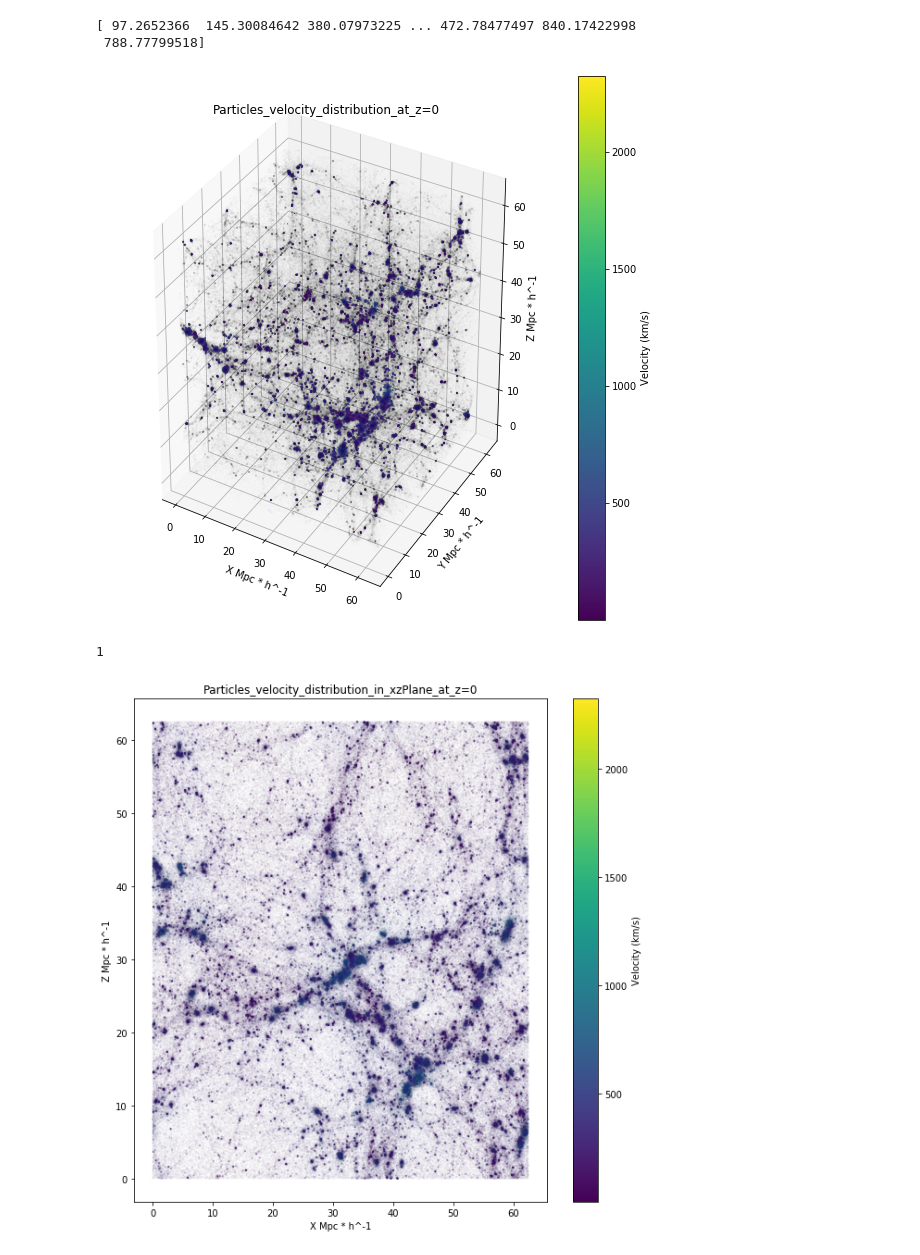
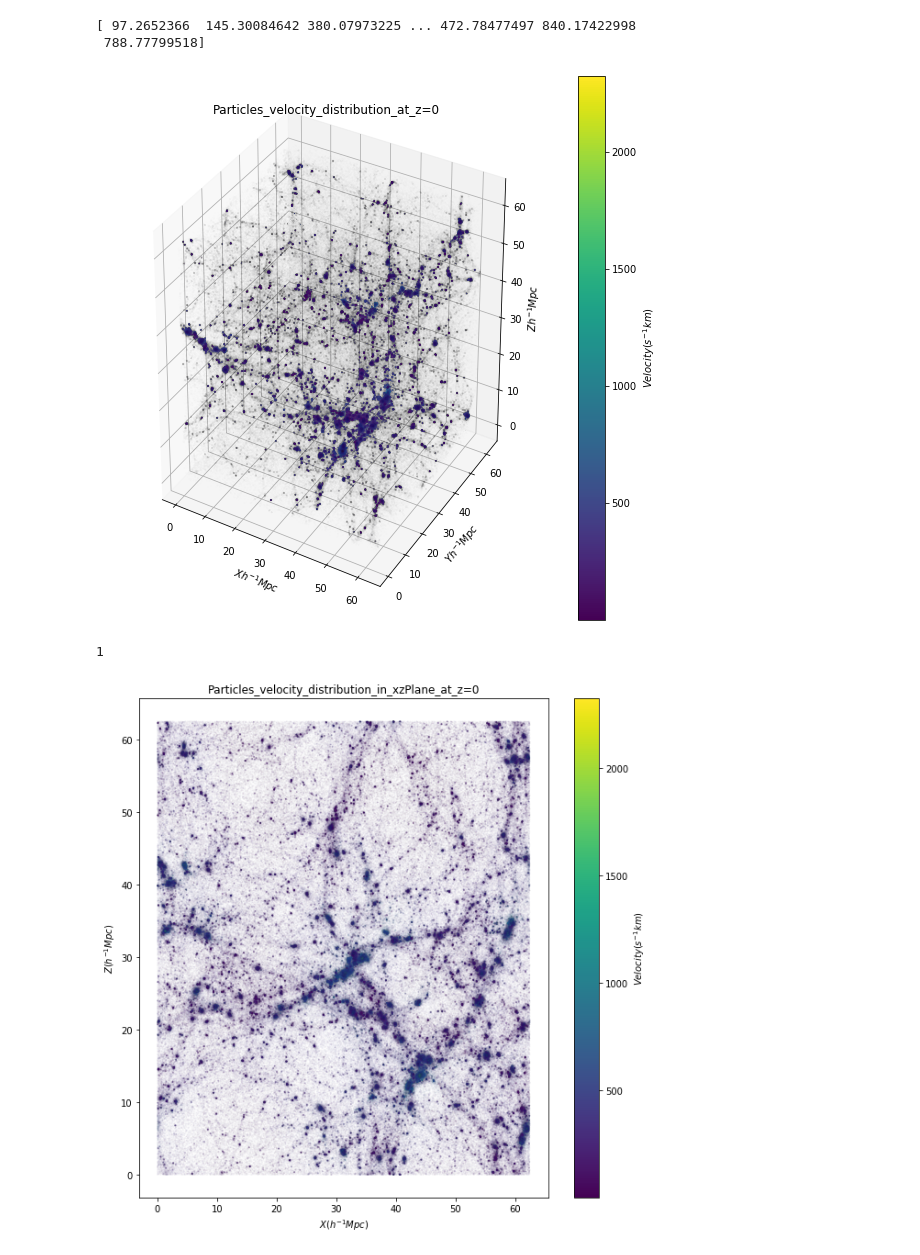
Before and after one commit to Machine-Learning-in-Structure-formation/NLSFML, a Jupyter notebook: Data/particle_velocity_distribution_z=0.ipynb, the cells around one changed output. Cells and saved outputs as stored; diff of their text form; code cells hidden in the pictures.

```diff
--- a/Data/particle_velocity_distribution_z=0.ipynb
+++ b/Data/particle_velocity_distribution_z=0.ipynb
@@ -67,46 +67,46 @@ title = 'Particles_velocity_distribution_at_z=0'
 ax.set_title(title)
 p = ax.scatter(X_pos[0::10], Y_pos[0::10], Z_pos[0::10] ,s = 0.00001, c = len_V[0::10])
 
-ax.set_xlabel('X Mpc * h^-1')
-ax.set_ylabel('Y Mpc * h^-1')
-ax.set_zlabel('Z Mpc * h^-1')
+ax.set_xlabel('$X h^{-1} Mpc$')
+ax.set_ylabel('$Y h^{-1} Mpc$')
+ax.set_zlabel('$Z h^{-1} Mpc$')
 
 cb = fig.colorbar(p)
-cb.set_label('Velocity (km/s)')
+cb.set_label('$Velocity (s^{-1} km)$')
 cb.mappable.set_clim([min(len_V),max(len_V)])
 
 plt.show()
 fig.savefig('{}.png'.format(title))
 print(1)
 # %% [output]
-[figure, old version]
+[figure, new version]
 1
 # %%
 #plotiing the distribution and velocities in the x-z plane
 
 
 fig = plt.figure(figsize=(10,10))
 ax = fig.add_subplot()
 
 #as th resolution of the simulation is 5 kpc we take the size of our particles to be:
 ps = 5 * 1000 / (60 * 10^6)
 # load some test data for demonstration and plotting
 
 title = 'Particles_velocity_distribution_in_xzPlane_at_z=0'
 ax.set_title(title)
 p = ax.scatter(X_pos[0::10], Z_pos[0::10] ,s = 0.0001, c = len_V[0::10])
 
-ax.set_xlabel('X Mpc * h^-1')
-ax.set_ylabel('Z Mpc * h^-1')
+ax.set_xlabel('$X (h^{-1} Mpc)$')
+ax.set_ylabel('$Z (h^{-1} Mpc)$')
 
 cb = fig.colorbar(p)
-cb.set_label('Velocity (km/s)')
+cb.set_label('$Velocity (s^{-1} km)$')
 cb.mappable.set_clim([min(len_V),max(len_V)])
 
 plt.show()
 fig.savefig('{}.png'.format(title))
 # %% [output]
-[figure, old version]
+[figure, new version]
 # %%
 #plotiing the distribution and velocities in the x-y plane
 
```
Also changed, not shown: parts of 1 cell of this notebook, 3 other files.
